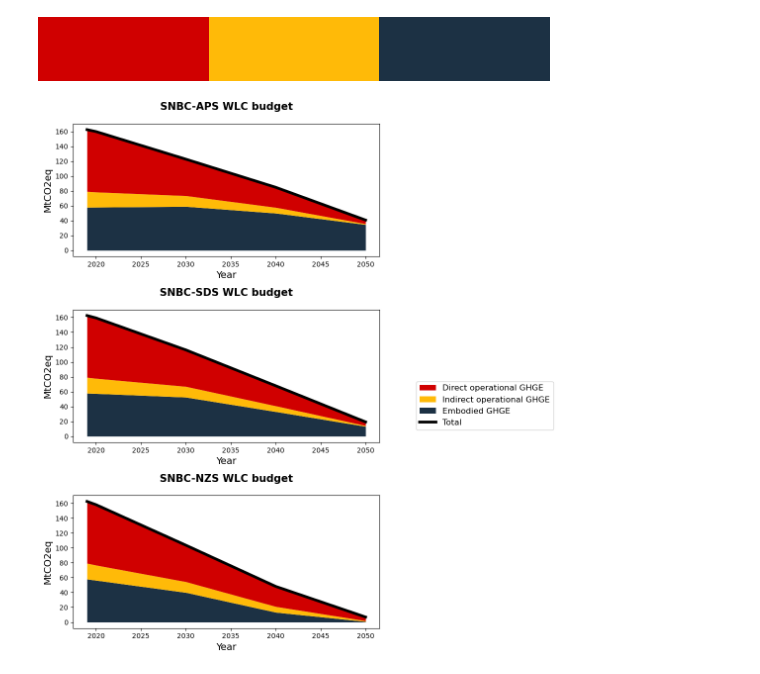
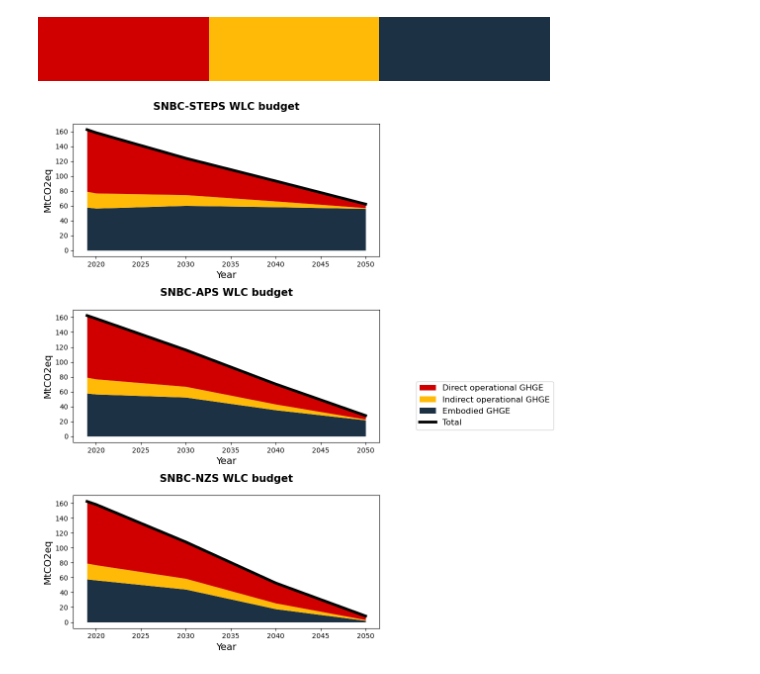
Before and after one commit to marpellan/French_WLC_budgets, a Jupyter notebook: Top_down_pathways_IEA_pyam.ipynb, the cells around one changed output. Cells and saved outputs as stored; diff of their text form; code cells hidden in the pictures.

```diff
--- a/Top_down_pathways_IEA_pyam.ipynb
+++ b/Top_down_pathways_IEA_pyam.ipynb
@@ -165,10 +170,10 @@ cmap_custom
 import matplotlib.pyplot as plt
 
 # Filter data_AP
-data_AP = iamdf_wlc.filter(scenario="SNBC-APS")
+data_STEPS = iamdf_wlc.filter(scenario="SNBC-STEPS")
 
 # Filter data_SD
-data_SD = iamdf_wlc.filter(scenario="SNBC-SDS")
+data_APS = iamdf_wlc.filter(scenario="SNBC-APS")
 
 # Filter data_NZS
 data_NZS = iamdf_wlc.filter(scenario="SNBC-NZS")
@@ -176,41 +181,41 @@ data_NZS = iamdf_wlc.filter(scenario="SNBC-NZS")
 # Create the figure and subplots
 fig, (ax1, ax2, ax3) = plt.subplots(3, 1, figsize=(8, 15))
 
-# Plot data_AP
-data_AP.plot.stack(ax=ax1, stack="variable", cmap=cmap_custom, title="SNBC-APS WLC budget", legend=False, total=True, order=variable_order)
+# Plot data_STEPS
+data_STEPS.plot.stack(ax=ax1, stack="variable", cmap=cmap_custom, title="SNBC-STEPS WLC budget", legend=False, total=True, order=variable_order)
 
 # Customize the first subplot
-title_text_AP = 'SNBC-APS WLC budget'
-ax1.set_title(title_text_AP, fontsize=15, fontweight='bold', pad=20)
+title_text_STEPS = 'SNBC-STEPS WLC budget'
+ax1.set_title(title_text_STEPS, fontsize=15, fontweight='bold', pad=20)
 ax1.set_xlabel('Year', fontsize=14)
 ax1.set_ylabel('MtCO2eq', fontsize=14)
 
-# Plot data_SD
-data_SD.plot.stack(ax=ax2, stack="variable", cmap=cmap_custom, title='SNBC-SDS WLC budget', legend=False, total=True, order=variable_order)
+# Plot data_APS
+data_APS.plot.stack(ax=ax2, stack="variable", cmap=cmap_custom, title='SNBC-APS WLC budget', legend=False, total=True, order=variable_order)
 
 # Customize the second subplot
-title_text_SD = 'SNBC-SDS WLC budget'
-ax2.set_title(title_text_SD, fontsize=15, fontweight='bold', pad=20)
+title_text_APS = 'SNBC-APS WLC budget'
+ax2.set_title(title_text_APS, fontsize=15, fontweight='bold', pad=20)
 ax2.set_xlabel('Year', fontsize=14)
 ax2.set_ylabel('MtCO2eq', fontsize=14)
 
 # Plot data_NZS
 data_NZS.plot.stack(ax=ax3, stack="variable", cmap=cmap_custom, title='SNBC-NZS WLC budget', legend=False, total=True, order=variable_order)
 
 # Customize the third subplot
 title_text_NZS = 'SNBC-NZS WLC budget'
 ax3.set_title(title_text_NZS, fontsize=15, fontweight='bold', pad=20)
 ax3.set_xlabel('Year', fontsize=14)
 ax3.set_ylabel('MtCO2eq', fontsize=14)
 
 # Get the handles and labels from one of the subplots
 handles, labels = ax1.get_legend_handles_labels()
 
 # Create the legend on the right side
 fig.legend(handles, labels, loc='center right', fontsize=12, ncol=1, bbox_to_anchor=(1.35, 0.5))
 
 plt.subplots_adjust(hspace=0.4, bottom=0.2)
 
 plt.show()
 # %% [output]
-[figure, old version]
+[figure, new version]
```
Also changed, not shown: parts of 5 cells of this notebook, 10 other files.
